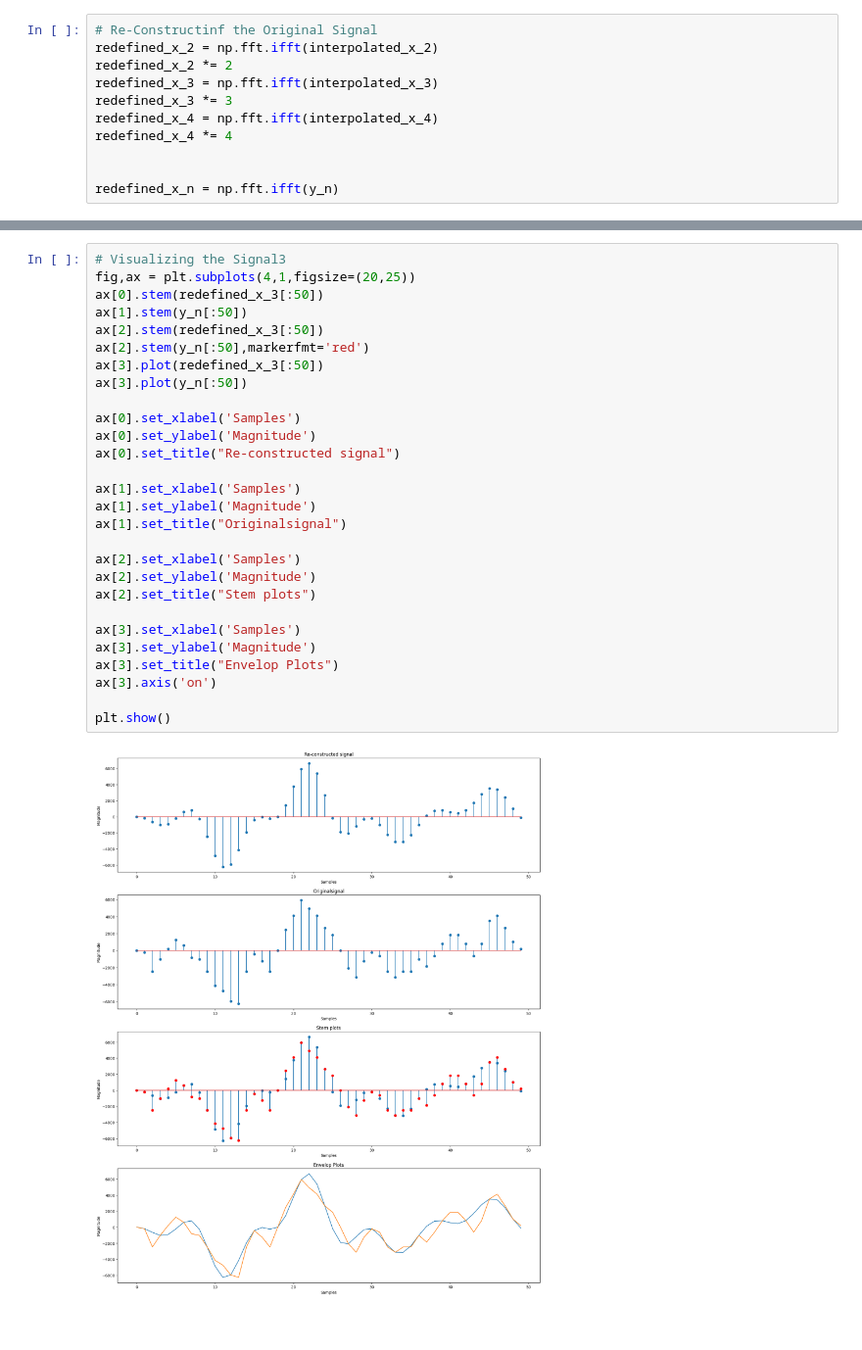
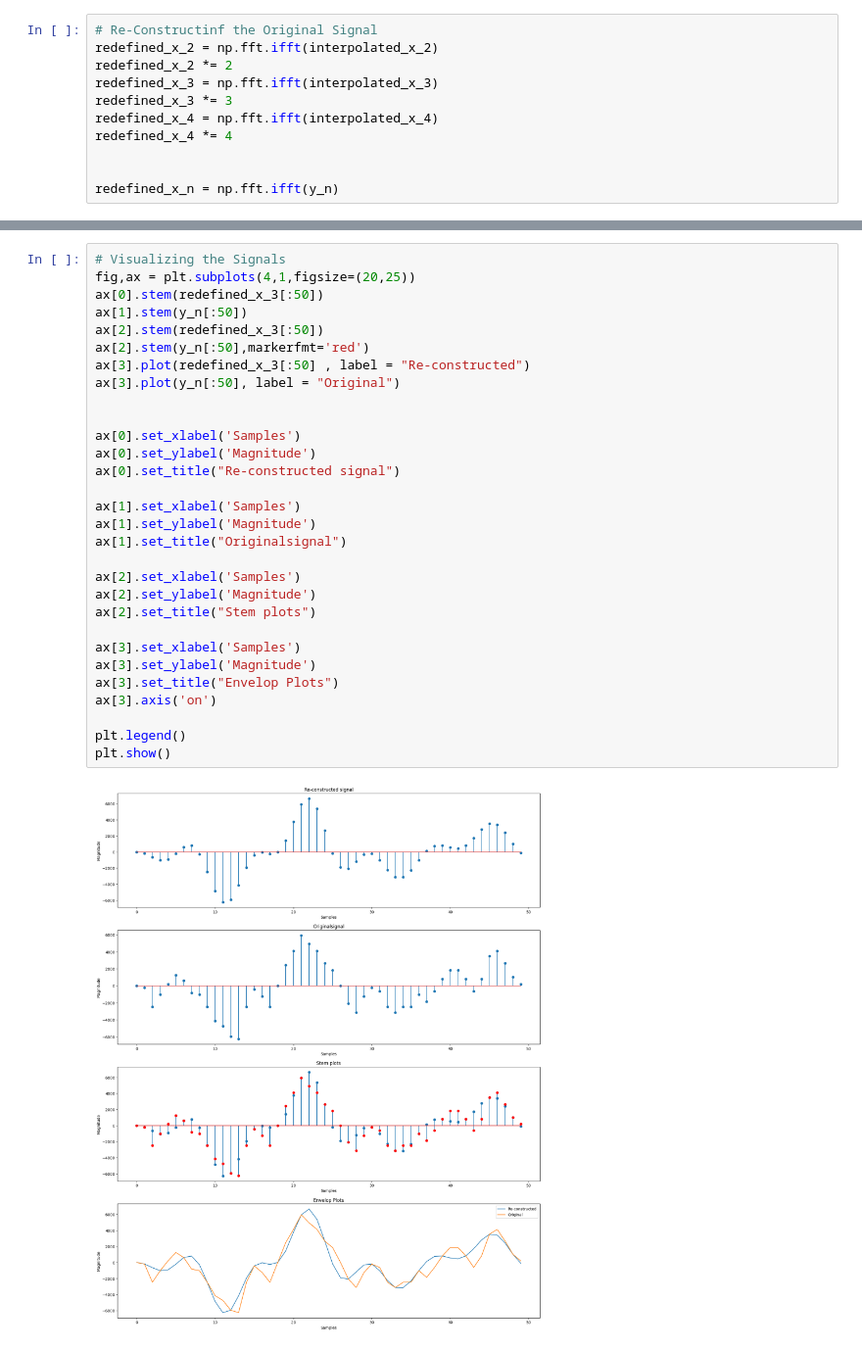
Before and after one commit to Vgr20/EN_3551_Assignment_01, a Jupyter notebook: Assignment.ipynb, the cells around one changed output, grey strips where cells are left out. Shown at 98% size. Cells and saved outputs as stored; diff of their text form.

```diff
--- a/Assignment.ipynb
+++ b/Assignment.ipynb
@@ -241,33 +243,35 @@ plt.show()
 # %%
-# Visualizing the Signal3
+# Visualizing the Signals
 fig,ax = plt.subplots(4,1,figsize=(20,25))
 ax[0].stem(redefined_x_3[:50])
 ax[1].stem(y_n[:50])
 ax[2].stem(redefined_x_3[:50])
 ax[2].stem(y_n[:50],markerfmt='red')
-ax[3].plot(redefined_x_3[:50])
-ax[3].plot(y_n[:50])
+ax[3].plot(redefined_x_3[:50] , label = "Re-constructed")
+ax[3].plot(y_n[:50], label = "Original")
+
 
 ax[0].set_xlabel('Samples')
 ax[0].set_ylabel('Magnitude')
 ax[0].set_title("Re-constructed signal")
 
 ax[1].set_xlabel('Samples')
 ax[1].set_ylabel('Magnitude')
 ax[1].set_title("Originalsignal")
 
 ax[2].set_xlabel('Samples')
 ax[2].set_ylabel('Magnitude')
 ax[2].set_title("Stem plots")
 
 ax[3].set_xlabel('Samples')
 ax[3].set_ylabel('Magnitude')
 ax[3].set_title("Envelop Plots")
 ax[3].axis('on')
 
+plt.legend()
 plt.show()
 # %% [output]
-[figure, old version]
+[figure, new version]
 # %%
 # Visualizing the Signal3
 fig,ax = plt.subplots(4,1,figsize=(20,25))
```
Also changed, not shown: parts of 6 cells of this notebook, 23 other files.
